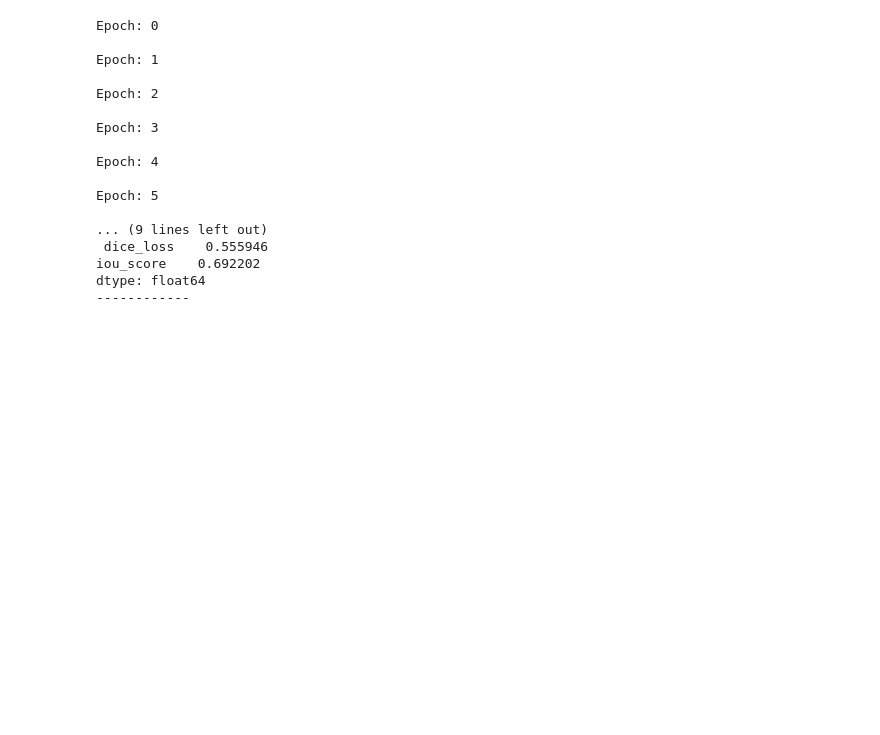
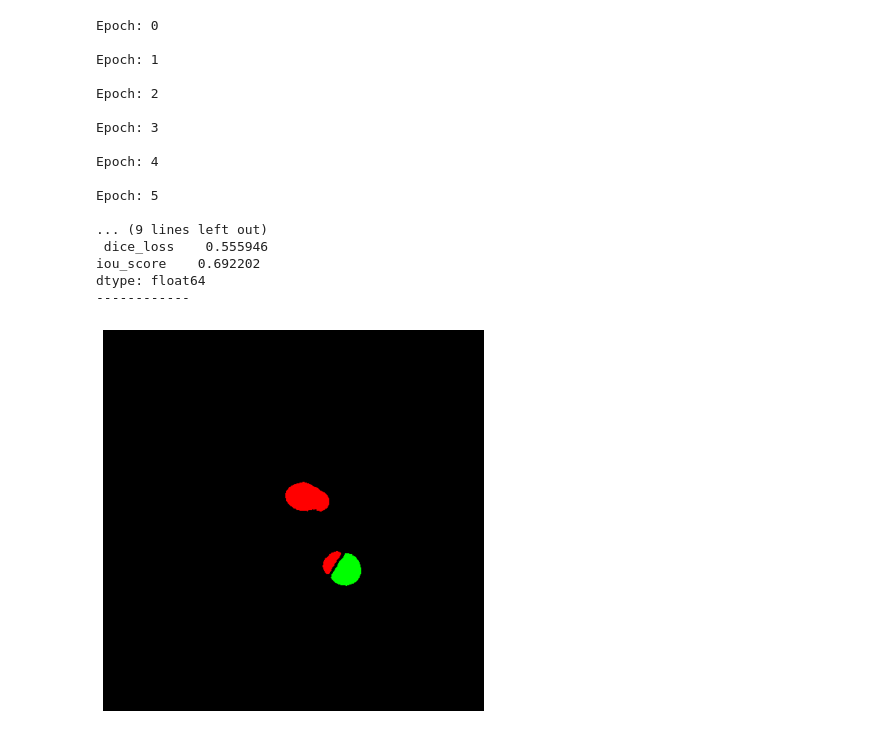
Before and after one commit to WhiteSpirt25/NeuralAortaDiagnostics, a Jupyter notebook: PyTorchAorta.ipynb, the cells around one changed output. Drawn from its saved outputs; the diff is of its cells as text; code cells hidden in the pictures; blank space fills up the shorter version.

```diff
--- a/PyTorchAorta.ipynb
+++ b/PyTorchAorta.ipynb
@@ -1423,0 +1426,9 @@ dtype: float64
+# %%
+a = load_sparce_npz(r"C:\diploma\datasets\imageTBAD_Full\masks\Copy6_184.pickle")
+# %%
+plt.figure(figsize=(7,7))
+plt.imshow(a)
+plt.axis('off')
+plt.show()
+# %% [output]
+[figure, added]
```
Also changed, not shown: parts of 1 cell of this notebook, 2 other files.
